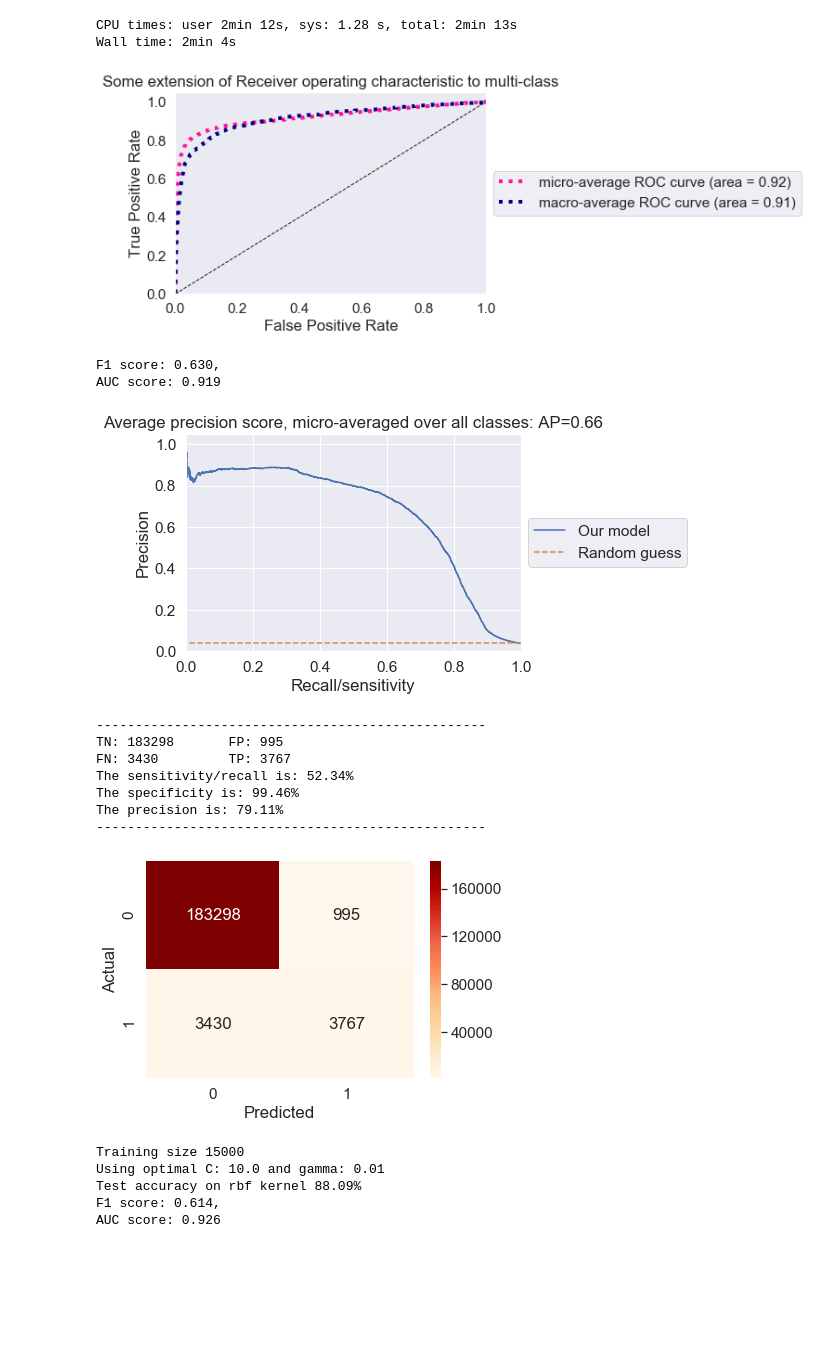
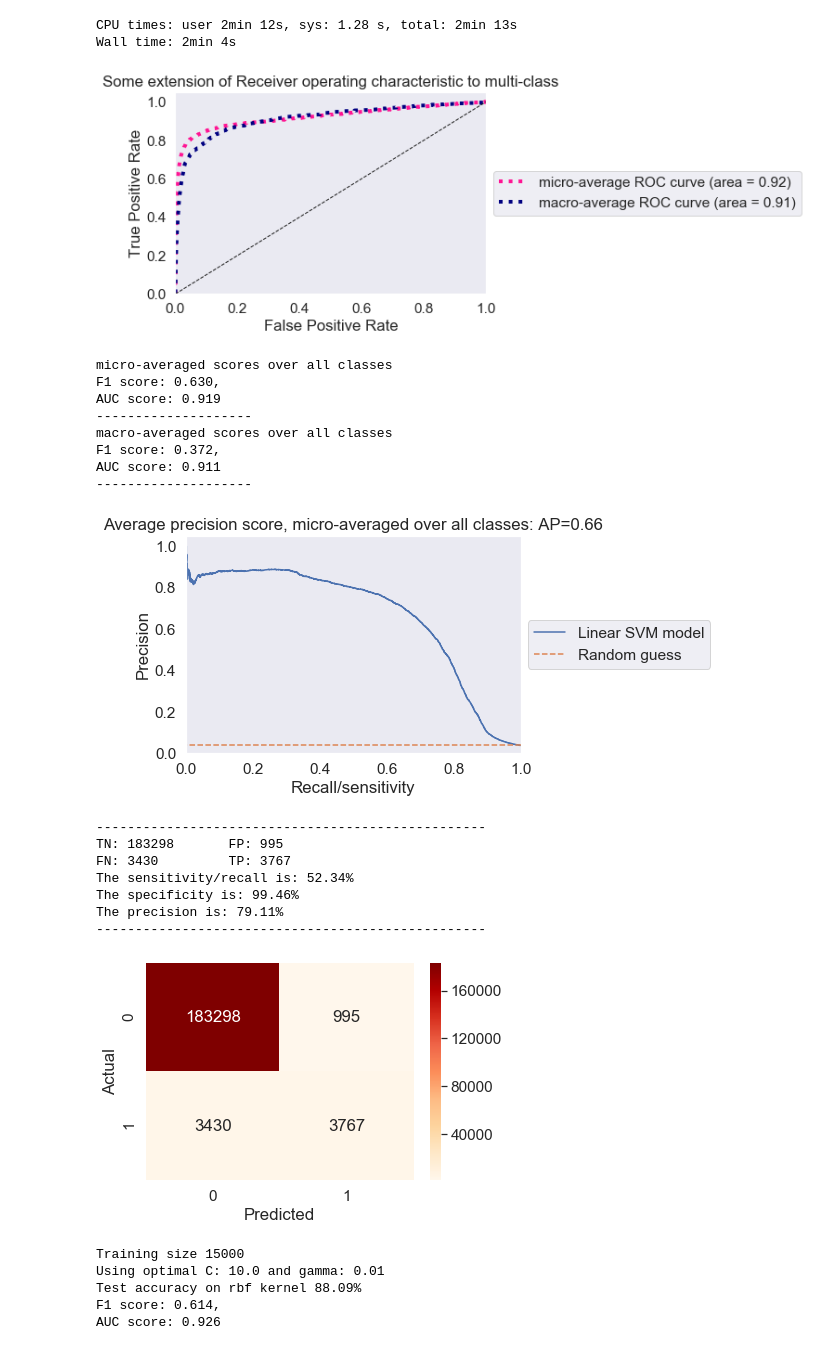
Before and after one commit to peturjokull/Gervigreind-Lokaverkefni, a Jupyter notebook: numi.ipynb, the cells around one changed output. Saved outputs shown, nothing was run; the diff lists cells and outputs as text; code cells hidden in the pictures; blank space fills up the shorter version.

```diff
--- a/numi.ipynb
+++ b/numi.ipynb
@@ -241,0 +165,42 @@ AUC score: 0.911
+# %%
+from sklearn.metrics import precision_recall_curve
+from sklearn.metrics import average_precision_score
+from sklearn.metrics import f1_score
+from sklearn.metrics import roc_auc_score
+
+def plot_prec_recall(y_true, y_scores, y_pred_, label_='Our model'):
+    # calculate F1 score
+    for par in ['micro', 'macro']:
+        f1 = f1_score(y_true, y_pred_, average = par)
+        auc = roc_auc_score(y_true, y_scores, average = par)
+        print('{}-averaged scores over all classes'.format(par))
+        print("F1 score: {:.3f}, \nAUC score: {:.3f}".format(f1 , auc))
+        print('-'*20)
+
+    r_model = np.random.randint(2, size=len(y_true.ravel()))
+    no_skill = precision_recall_curve(y_true.ravel(), r_model)
+
+    # A "micro-average": quantifying score on all classes jointly
+    precision, recall, _ = precision_recall_curve(y_true.ravel(),y_scores.ravel())
+
+    average_precision = average_precision_score(y_true, y_scores, average='micro')
+
+    plt.figure()
+
+    plt.step(recall, precision, where='post', label=label_)
+    plt.step(no_skill[1], no_skill[0], linestyle='--', where='post', label='Random guess')
+
+    plt.xlabel('Recall/sensitivity')
+    plt.ylabel('Precision')
+    plt.ylim([0.0, 1.05])
+    plt.xlim([0.0, 1.0])
+    plt.legend(loc='center left', bbox_to_anchor=(1, 0.5))
+    plt.grid(None)
+    plt.title(
+        'Average precision score, micro-averaged over all classes: AP={:0.2f}'
+        .format(average_precision))
+    plt.show()
+
+# y_scores = clf.decision_function(vectorizer.transform(X_test_np.ravel()))
+calc_precision_recall(y_test_np, y_scores_linear, y_pred_ = y_pred_linear)
+plot_prec_recall(y_test_np, y_scores_linear, y_pred_linear, label_='Linear SVM model')
@@ -484,14 +468,20 @@ CPU times: user 2min 12s, sys: 1.28 s, total: 2min 13s
 Wall time: 2min 4s
 # %%
 plot_roc_curve(y_test_np, y_scores_linear, show_all_classes = False)
-calc_precision_recall(y_test_np, y_scores_linear, y_pred_ = y_pred_linear)
+plot_prec_recall(y_test_np, y_scores_linear, y_pred_linear, label_='Linear SVM model')
 totals_mat = confusion_matrix(y_test_np.ravel(), y_pred_linear.ravel())
 plot_conf_mat(totals_mat)
 # %% [output]
 [figure]
+micro-averaged scores over all classes
 F1 score: 0.630,
 AUC score: 0.919
+--------------------
+macro-averaged scores over all classes
+F1 score: 0.372,
+AUC score: 0.911
+--------------------
-[figure, old version]
+[figure, new version]
 --------------------------------------------------
 TN: 183298       FP: 995
 FN: 3430         TP: 3767
```
Also changed, not shown: parts of 10 cells of this notebook.
